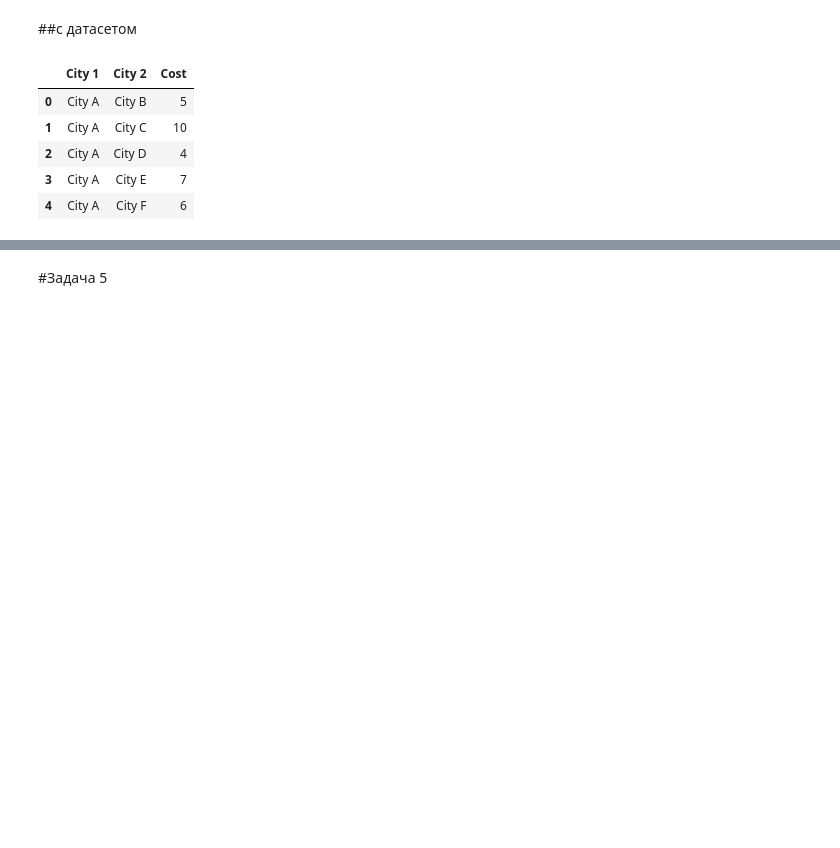
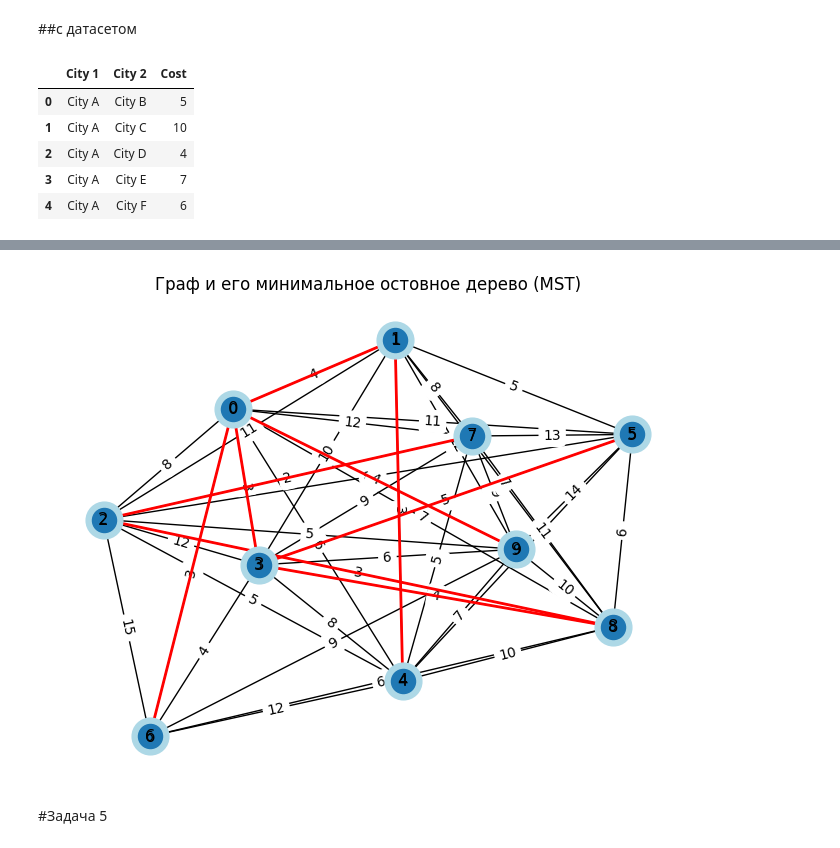
Before and after one commit to b221b/vis43, a Jupyter notebook: исит/Лабораторная 11/lab11_Titarenko.ipynb, the cells around one changed output, grey strips where cells are left out. Cells and saved outputs as stored; diff of their text form; code cells hidden in the pictures; blank space fills up the shorter version.

```diff
--- a/исит/Лабораторная 11/lab11_Titarenko.ipynb
+++ b/исит/Лабораторная 11/lab11_Titarenko.ipynb
@@ -379,0 +260,79 @@ City F - City H, Стоимость: 5
+# %%
+import pandas as pd
+import matplotlib.pyplot as plt
+import networkx as nx
+
+# Загружаем данные
+df = pd.read_csv('lab4.csv', delimiter=';')
+df.columns = df.columns.str.strip()
+
+# Получаем уникальные города и создаем сопоставление
+cities = list(set(df['City 1']).union(set(df['City 2'])))
+city_to_index = {city: idx for idx, city in enumerate(cities)}
+
+# Собираем ребра из данных
+rebra = []
+for index, row in df.iterrows():
+    u = city_to_index[row['City 1']]
+    v = city_to_index[row['City 2']]
+    ves = row['Cost']
+    rebra.append((u, v, ves))
+
+kol_vo = len(city_to_index)
+
+# Минимальное остовное дерево (алгоритм Краскала)
+bashnya = list(range(kol_vo))
+rang = [0] * kol_vo
+ostovnye_rebra = []
+obshchaya_stoimost = 0
+
+# Сортируем рёбра по стоимости
+rebra.sort(key=lambda x: x[2])
+
+for u, v, ves in rebra:
+    # Нахождение корня узла
+    def nayti(u):
+        if bashnya[u] != u:
+            bashnya[u] = nayti(bashnya[u])
+        return bashnya[u]
+
+    koren_u = nayti(u)
+    koren_v = nayti(v)
+
+    # Объединение узлов
+    if koren_u != koren_v:
+        if rang[koren_u] > rang[koren_v]:
+            bashnya[koren_v] = koren_u
+        elif rang[koren_u] < rang[koren_v]:
+            bashnya[koren_u] = koren_v
+        else:
+            bashnya[koren_v] = koren_u
+            rang[koren_u] += 1
+
+        ostovnye_rebra.append((u, v, ves))
+        obshchaya_stoimost += ves
+
+# Вывод информации о минимальном остовном дереве
+print("Ребра с минимальной стоимостью:")
+for u, v, ves in ostovnye_rebra:
+    city_u = list(city_to_index.keys())[u]
+    city_v = list(city_to_index.keys())[v]
+    print(f"{city_u} - {city_v}, Стоимость: {ves}")
+print("Итоговая стоимость:", obshchaya_stoimost)
+
+# Визуализация графа
+G = nx.Graph()
+G.add_weighted_edges_from(rebra)
+
+pos = nx.spring_layout(G)
+nx.draw(G, pos, with_labels=True, node_color='lightblue', node_size=700, font_size=10, font_color='black')
+metki_reb = nx.get_edge_attributes(G, 'weight')
+nx.draw_networkx_edge_labels(G, pos, edge_labels=metki_reb)
+
+mst = nx.Graph()
+mst.add_weighted_edges_from(ostovnye_rebra)
+nx.draw(mst, pos, edge_color='red', width=2, with_labels=True)
+
+plt.title("Граф и его минимальное остовное дерево (MST)")
+plt.show()
+# %% [output]
@@ -380,3 +350,4 @@ City F - City H, Стоимость: 5
+[figure, added]
 # %% [markdown]
 #Задача 5
 # %% [markdown]
```
Also changed, not shown: parts of 15 cells of this notebook.
